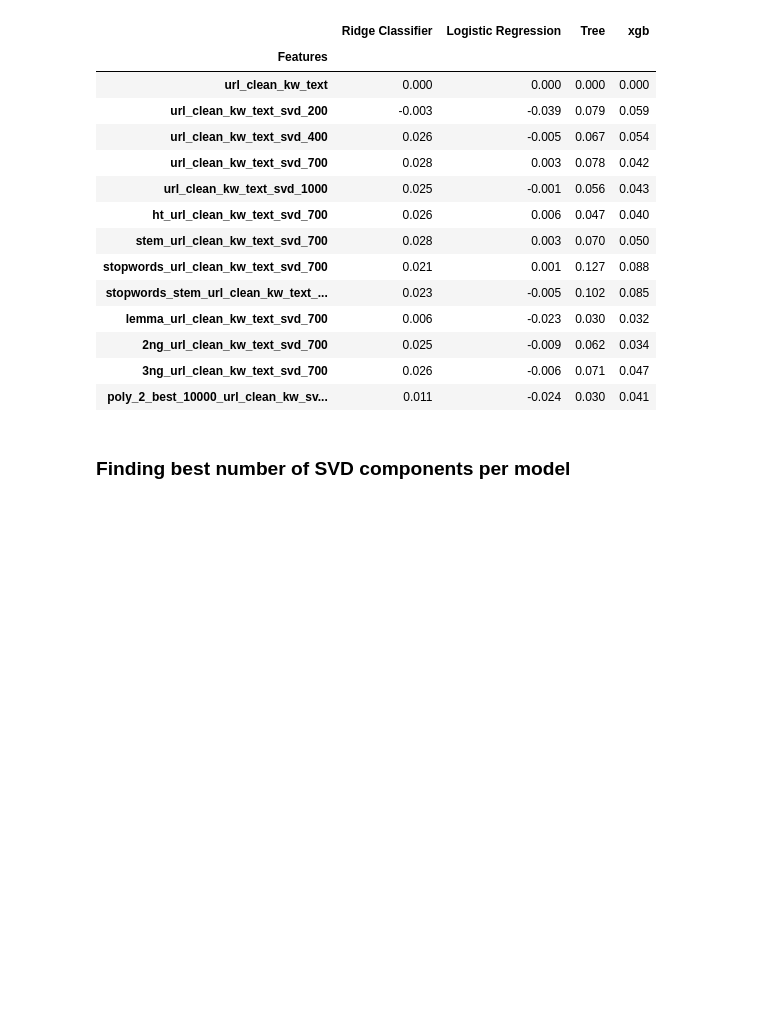
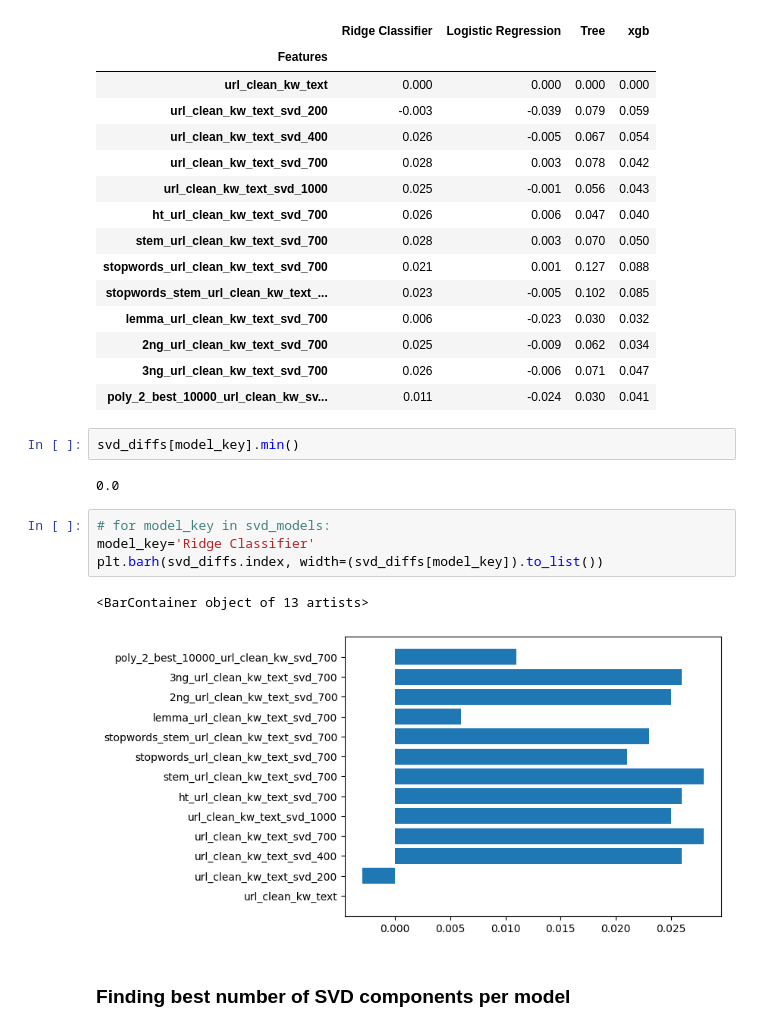
Before and after one commit to illyge/ml-zoomcamp-midterm-project, a Jupyter notebook: twitter_disasters.ipynb, the cells around one changed output. Drawn from its saved outputs; the diff is of its cells as text; blank space fills up the shorter version.

Commit message:
bar chart for score of each step

```diff
--- a/twitter_disasters.ipynb
+++ b/twitter_disasters.ipynb
@@ -1021,6 +1022,17 @@ svd_diffs
 | 2ng_url_clean_kw_text_svd_700 | 0.025 | -0.009 | 0.062 | 0.034 |
 | 3ng_url_clean_kw_text_svd_700 | 0.026 | -0.006 | 0.071 | 0.047 |
 | poly_2_best_10000_url_clean_kw_sv... | 0.011 | -0.024 | 0.030 | 0.041 |
+# %%
+svd_diffs[model_key].min()
+# %% [output]
+0.0
+# %%
+# for model_key in svd_models:
+model_key='Ridge Classifier'
+plt.barh(svd_diffs.index, width=(svd_diffs[model_key]).to_list())
+# %% [output]
+<BarContainer object of 13 artists>
+[figure, added]
 # %% [markdown]
 ### Finding best number of SVD components per model
 # %%
```
Also changed, not shown: parts of 11 cells of this notebook.
